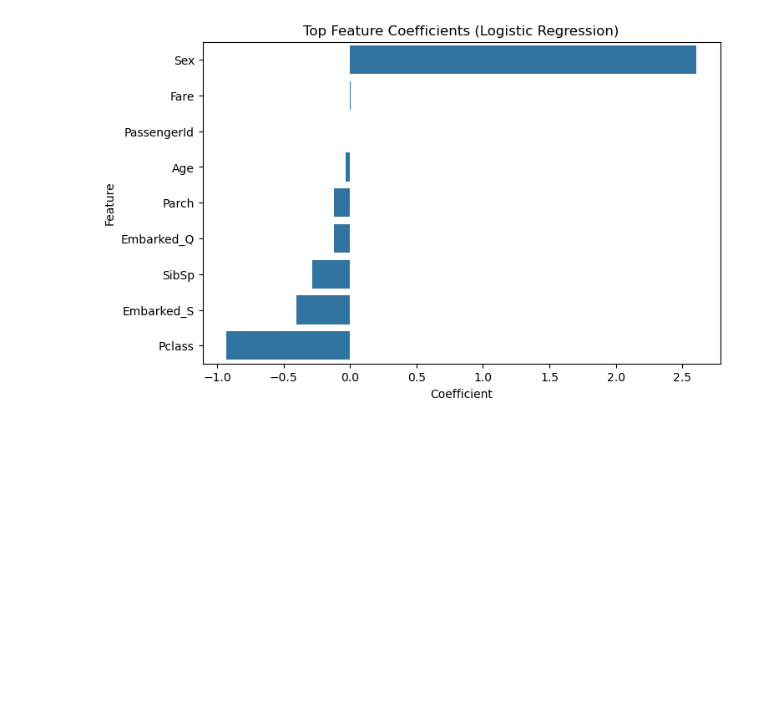
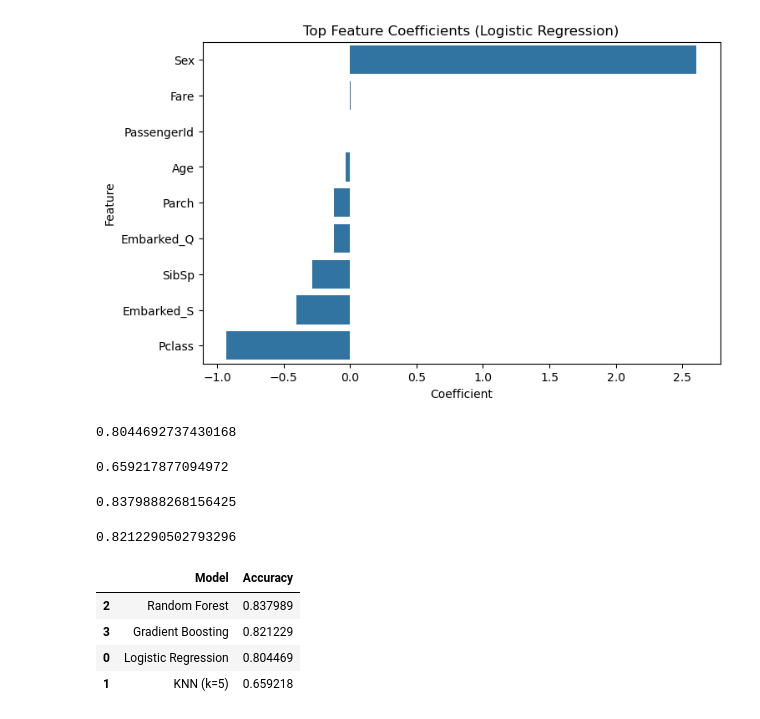
Before and after one commit to Rajeshwari05-V/titanic-survival-predictor, a Jupyter notebook: notebooks/titanic_full_pipeline.ipynb, the cells around one changed output. Cells and saved outputs as stored; diff of their text form; code cells hidden in the pictures; blank space fills up the shorter version.

```diff
--- a/notebooks/titanic_full_pipeline.ipynb
+++ b/notebooks/titanic_full_pipeline.ipynb
@@ -199,0 +213,72 @@ plt.show()
+# %%
+log_acc = accuracy_score(y_test, y_pred)
+
+model_results.append({
+    "Model": "Logistic Regression",
+    "Accuracy": log_acc
+})
+
+log_acc
+# %% [output]
+0.8044692737430168
+# %%
+knn = KNeighborsClassifier(n_neighbors=5)
+knn.fit(X_train, y_train)
+
+knn_pred = knn.predict(X_test)
+knn_acc = accuracy_score(y_test, knn_pred)
+
+model_results.append({
+    "Model": "KNN (k=5)",
+    "Accuracy": knn_acc
+})
+
+knn_acc
+# %% [output]
+0.659217877094972
+# %%
+rf = RandomForestClassifier(
+    n_estimators=100,
+    random_state=42
+)
+
+rf.fit(X_train, y_train)
+
+rf_pred = rf.predict(X_test)
+rf_acc = accuracy_score(y_test, rf_pred)
+
+model_results.append({
+    "Model": "Random Forest",
+    "Accuracy": rf_acc
+})
+
+rf_acc
+# %% [output]
+0.8379888268156425
+# %%
+gb = GradientBoostingClassifier(random_state=42)
+gb.fit(X_train, y_train)
+
+gb_pred = gb.predict(X_test)
+gb_acc = accuracy_score(y_test, gb_pred)
+
+model_results.append({
+    "Model": "Gradient Boosting",
+    "Accuracy": gb_acc
+})
+
+gb_acc
+# %% [output]
+0.8212290502793296
+# %%
+import pandas as pd
+
+results_df = pd.DataFrame(model_results)
+results_df = results_df.sort_values(by="Accuracy", ascending=False)
+results_df
+# %% [output]
+|  | Model | Accuracy |
+| 2 | Random Forest | 0.837989 |
+| 3 | Gradient Boosting | 0.821229 |
+| 0 | Logistic Regression | 0.804469 |
+| 1 | KNN (k=5) | 0.659218 |
```
Also changed, not shown: parts of 15 cells of this notebook.
